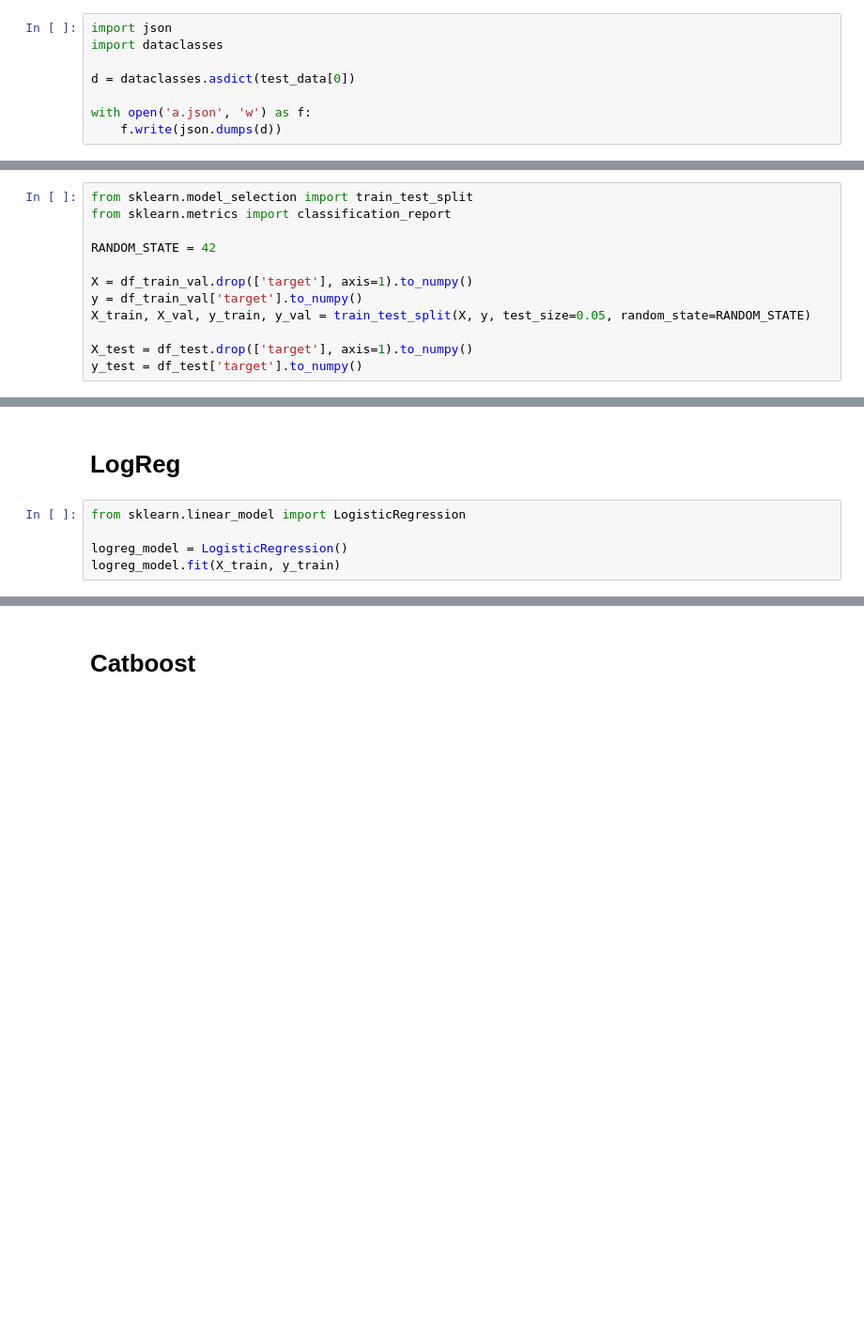
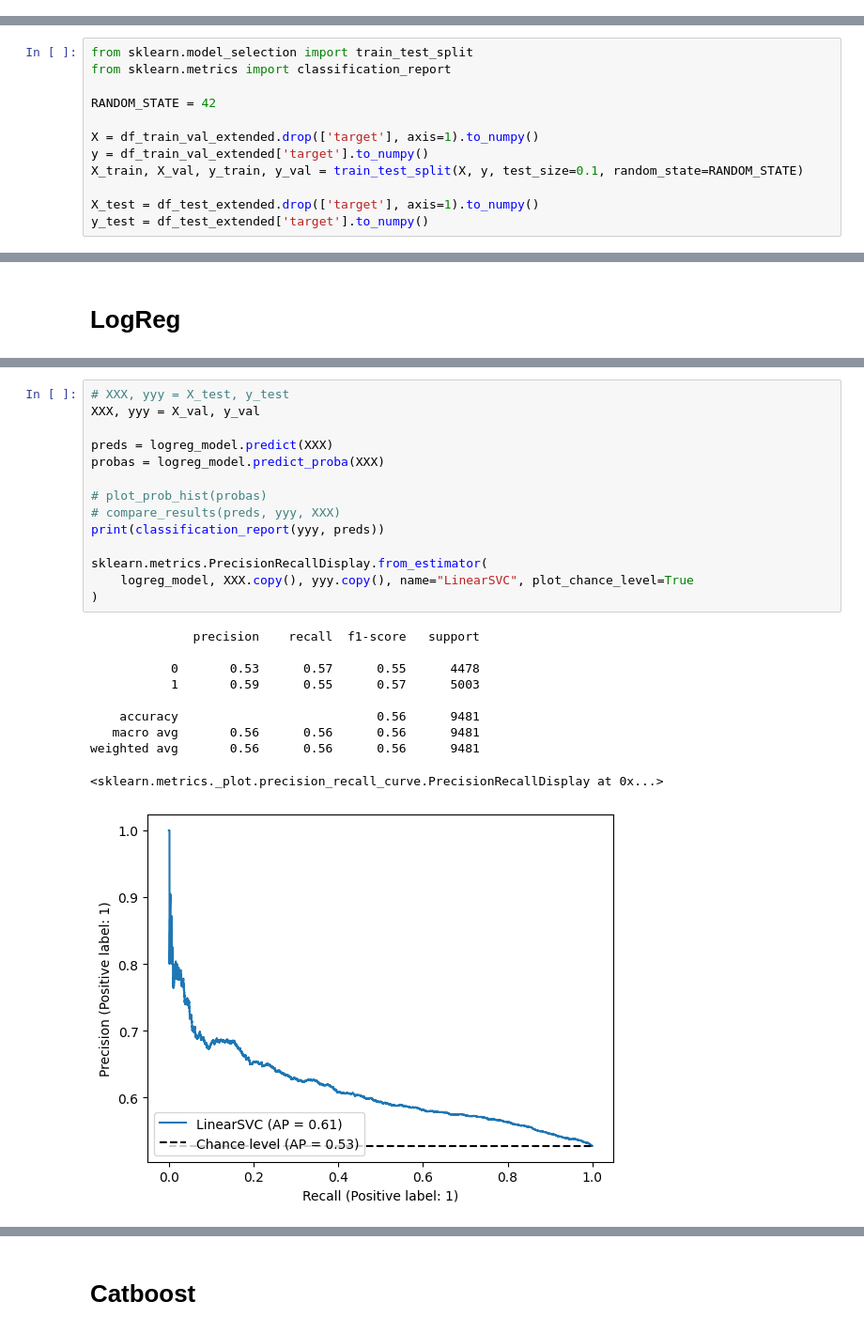
Before and after one commit to LeDron12/SmartDota, a Jupyter notebook: src/experiments/ids_only/ids_only.ipynb, the cells around one changed output, grey strips where cells are left out. Shown at 94% size. Cells and saved outputs as stored; diff of their text form; blank space fills up the shorter version.

Commit message:
roc-pr-curve and LR param grid

```diff
--- a/src/experiments/ids_only/ids_only.ipynb
+++ b/src/experiments/ids_only/ids_only.ipynb
@@ -55,11 +69,3 @@ Last match index: 7502042193
-# %%
-import json
-import dataclasses
-
-d = dataclasses.asdict(test_data[0])
-
-with open('a.json', 'w') as f:
-    f.write(json.dumps(d))
 # %% [markdown]
 ## Готовим датасет
 # %% [markdown]
@@ -199,12 +268,12 @@ from sklearn.metrics import classification_report
 
 RANDOM_STATE = 42
 
-X = df_train_val.drop(['target'], axis=1).to_numpy()
-y = df_train_val['target'].to_numpy()
-X_train, X_val, y_train, y_val = train_test_split(X, y, test_size=0.05, random_state=RANDOM_STATE)
+X = df_train_val_extended.drop(['target'], axis=1).to_numpy()
+y = df_train_val_extended['target'].to_numpy()
+X_train, X_val, y_train, y_val = train_test_split(X, y, test_size=0.1, random_state=RANDOM_STATE)
 
-X_test = df_test.drop(['target'], axis=1).to_numpy()
-y_test = df_test['target'].to_numpy()
+X_test = df_test_extended.drop(['target'], axis=1).to_numpy()
+y_test = df_test_extended['target'].to_numpy()
 # %% [markdown]
 ### Help functions
 # %%
@@ -238,8 +307,3 @@ def make_prediction(model, heroes):
     }
 # %% [markdown]
 # LogReg
-# %%
-from sklearn.linear_model import LogisticRegression
-
-logreg_model = LogisticRegression()
-logreg_model.fit(X_train, y_train)
@@ -277,0 +383,25 @@ weighted avg       0.57      0.57      0.56      4741
+# %%
+# XXX, yyy = X_test, y_test
+XXX, yyy = X_val, y_val
+
+preds = logreg_model.predict(XXX)
+probas = logreg_model.predict_proba(XXX)
+
+# plot_prob_hist(probas)
+# compare_results(preds, yyy, XXX)
+print(classification_report(yyy, preds))
+
+sklearn.metrics.PrecisionRecallDisplay.from_estimator(
+    logreg_model, XXX.copy(), yyy.copy(), name="LinearSVC", plot_chance_level=True
+)
+# %% [output]
+              precision    recall  f1-score   support
+
+           0       0.53      0.57      0.55      4478
+           1       0.59      0.55      0.57      5003
+
+    accuracy                           0.56      9481
+   macro avg       0.56      0.56      0.56      9481
+weighted avg       0.56      0.56      0.56      9481
+<sklearn.metrics._plot.precision_recall_curve.PrecisionRecallDisplay at 0x...>
+[figure, added]
```
Also changed, not shown: parts of 17 cells of this notebook.
